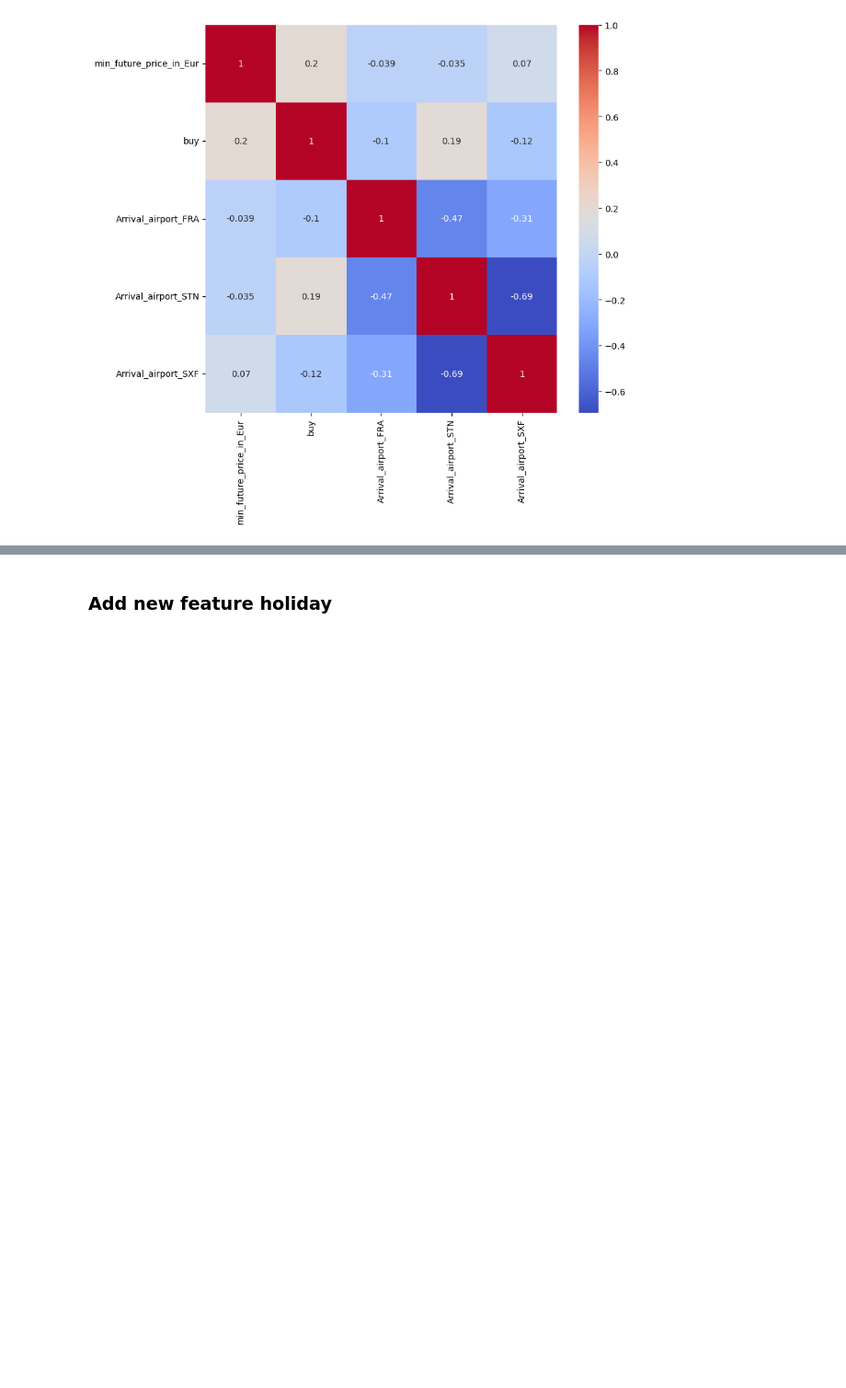
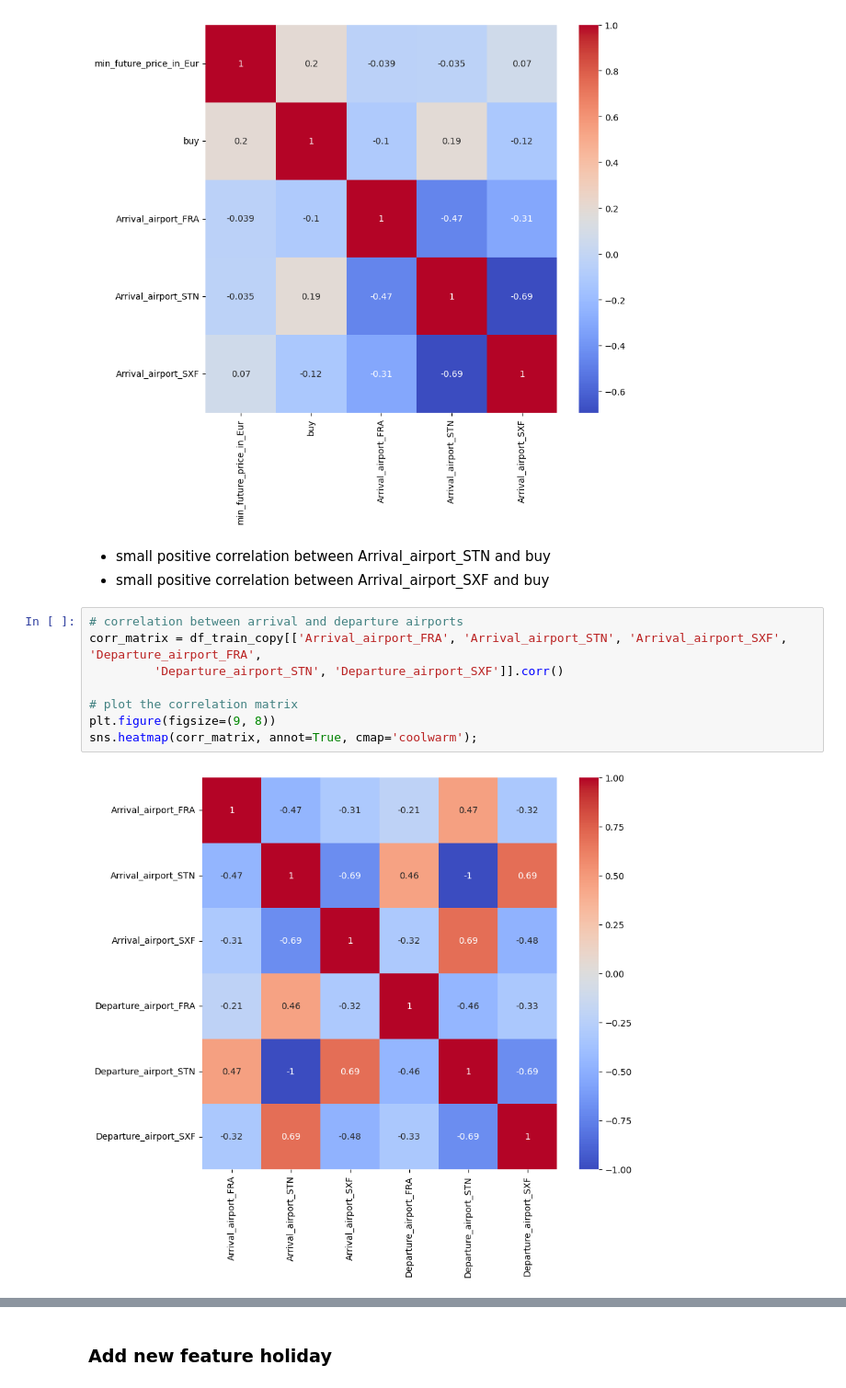
Before and after one commit to ahirsch-github/flight-price-prediction, a Jupyter notebook: flight-price-prediction.ipynb, the cells around one changed output, grey strips where cells are left out. Shown at 92% size. Cells and saved outputs as stored; diff of their text form; blank space fills up the shorter version.

```diff
--- a/flight-price-prediction.ipynb
+++ b/flight-price-prediction.ipynb
@@ -643,3 +650,16 @@ plt.figure(figsize=(9, 8))
 sns.heatmap(corr_matrix, annot=True, cmap='coolwarm');
 # %% [output]
 [figure]
+# %% [markdown]
+-  small positive correlation between Arrival_airport_STN and buy
+-  small positive correlation between Arrival_airport_SXF and buy
+# %%
+# correlation between arrival and departure airports
+corr_matrix = df_train_copy[['Arrival_airport_FRA', 'Arrival_airport_STN', 'Arrival_airport_SXF', 'Departure_airport_FRA',
+         'Departure_airport_STN', 'Departure_airport_SXF']].corr()
+
+# plot the correlation matrix
+plt.figure(figsize=(9, 8))
+sns.heatmap(corr_matrix, annot=True, cmap='coolwarm');
+# %% [output]
+[figure, added]
```
Also changed, not shown: parts of 37 cells of this notebook.
